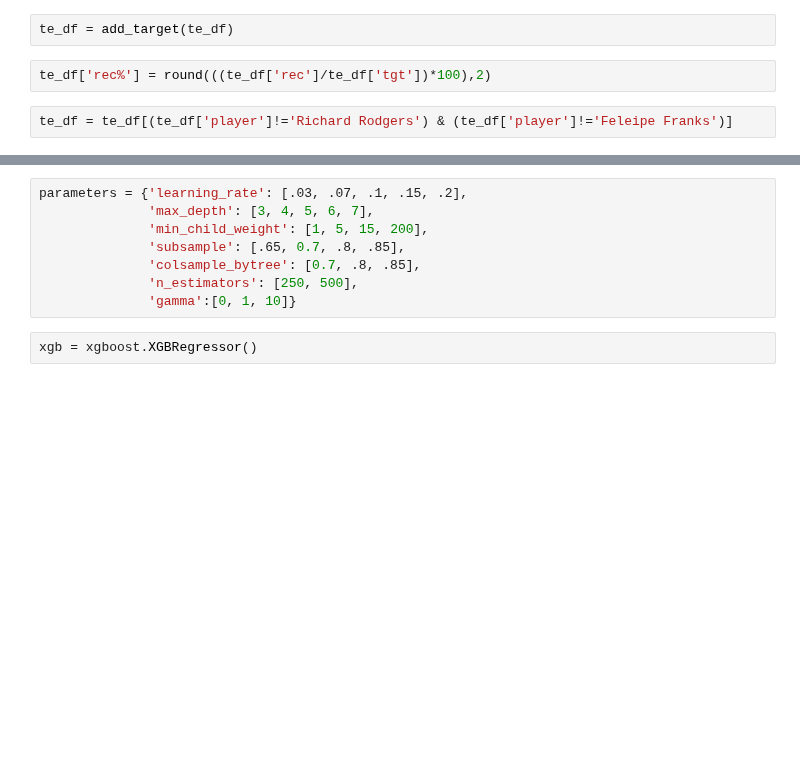
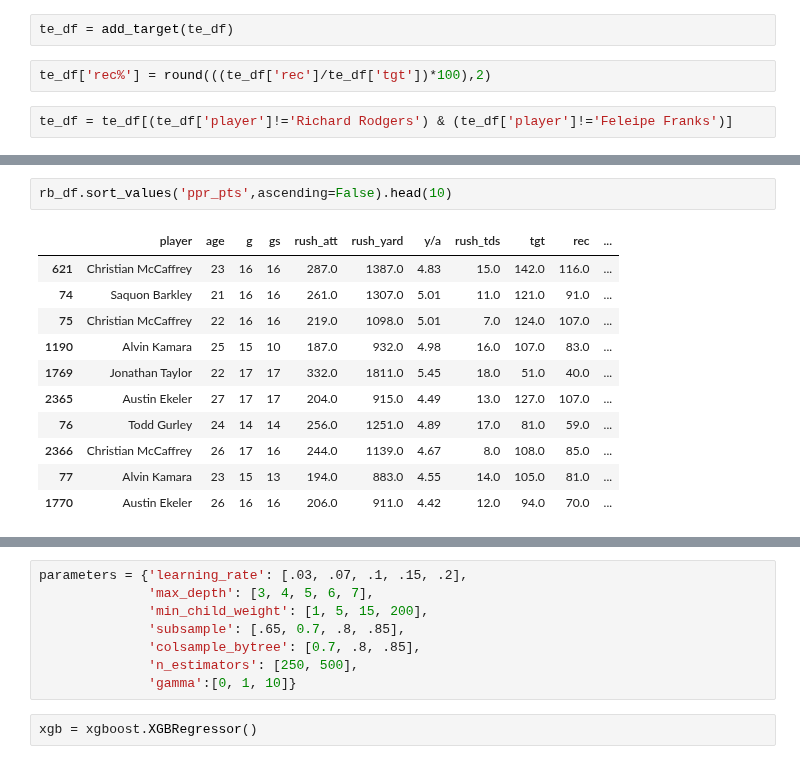
Before and after one commit to ffb-optimal-draft/ffb-draft-strategy, a Jupyter notebook: ian_modeling.ipynb, the cells around one changed output, grey strips where cells are left out. Drawn from its saved outputs; the diff is of its cells as text; blank space fills up the shorter version.

```diff
--- a/ian_modeling.ipynb
+++ b/ian_modeling.ipynb
@@ -135,0 +154,14 @@ te_df = te_df[(te_df['player']!='Richard Rodgers') & (te_df['player']!='Feleipe
+# %%
+rb_df.sort_values('ppr_pts',ascending=False).head(10)
+# %% [output]
+|  | player | age | g | gs | rush_att | rush_yard | y/a | rush_tds | tgt | rec | ... |
+| 621 | Christian McCaffrey | 23 | 16 | 16 | 287.0 | 1387.0 | 4.83 | 15.0 | 142.0 | 116.0 | ... |
+| 74 | Saquon Barkley | 21 | 16 | 16 | 261.0 | 1307.0 | 5.01 | 11.0 | 121.0 | 91.0 | ... |
+| 75 | Christian McCaffrey | 22 | 16 | 16 | 219.0 | 1098.0 | 5.01 | 7.0 | 124.0 | 107.0 | ... |
+| 1190 | Alvin Kamara | 25 | 15 | 10 | 187.0 | 932.0 | 4.98 | 16.0 | 107.0 | 83.0 | ... |
+| 1769 | Jonathan Taylor | 22 | 17 | 17 | 332.0 | 1811.0 | 5.45 | 18.0 | 51.0 | 40.0 | ... |
+| 2365 | Austin Ekeler | 27 | 17 | 17 | 204.0 | 915.0 | 4.49 | 13.0 | 127.0 | 107.0 | ... |
+| 76 | Todd Gurley | 24 | 14 | 14 | 256.0 | 1251.0 | 4.89 | 17.0 | 81.0 | 59.0 | ... |
+| 2366 | Christian McCaffrey | 26 | 17 | 16 | 244.0 | 1139.0 | 4.67 | 8.0 | 108.0 | 85.0 | ... |
+| 77 | Alvin Kamara | 23 | 15 | 13 | 194.0 | 883.0 | 4.55 | 14.0 | 105.0 | 81.0 | ... |
+| 1770 | Austin Ekeler | 26 | 16 | 16 | 206.0 | 911.0 | 4.42 | 12.0 | 94.0 | 70.0 | ... |
```
Also changed, not shown: parts of 72 cells of this notebook.
